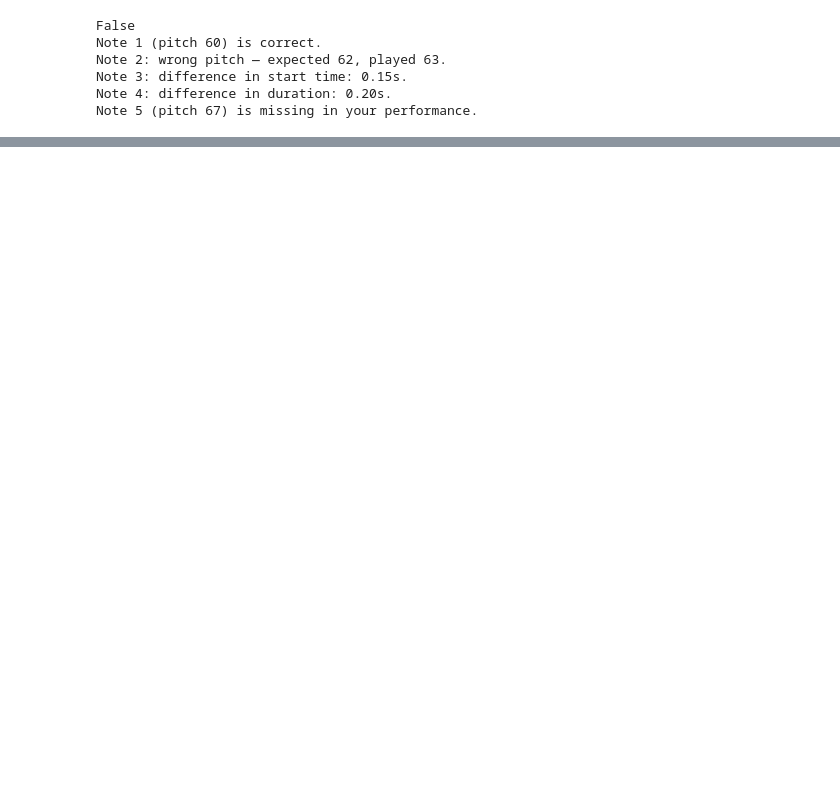
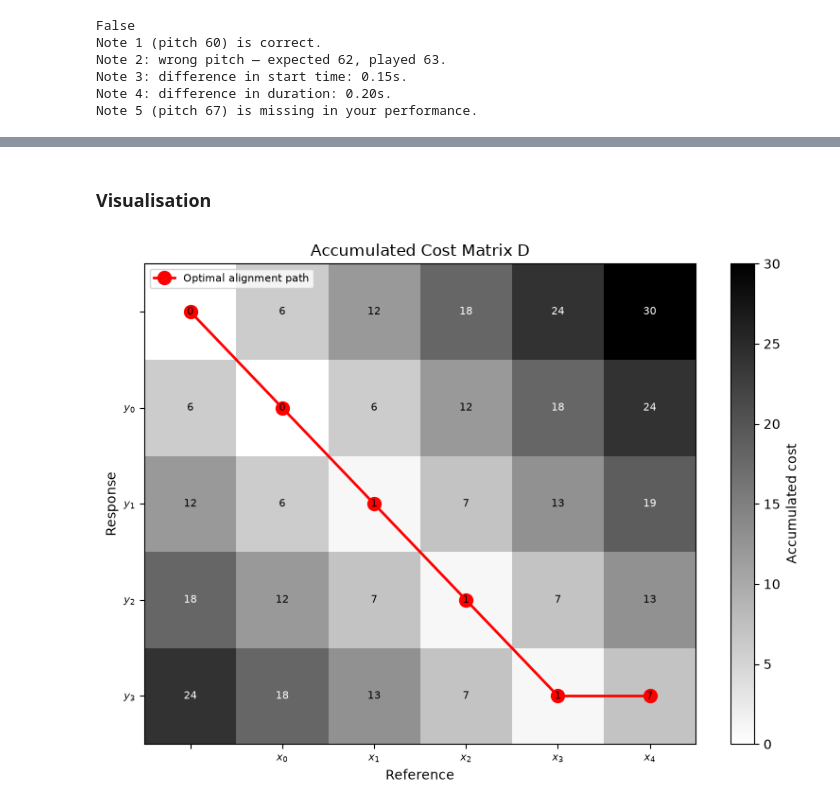
Before and after one commit to lambda-feedback/compareMusic, a Jupyter notebook: notebooks/Note_alignment.ipynb, the cells around one changed output, grey strips where cells are left out. Cells and saved outputs as stored; diff of their text form; code cells hidden in the pictures; blank space fills up the shorter version.

Commit message:
add some visualisation of edit distance result, add an outline for the feedback object

```diff
--- a/notebooks/Note_alignment.ipynb
+++ b/notebooks/Note_alignment.ipynb
@@ -470,7 +474,7 @@ def compare_performance(responseMIDI, refMIDI, gap_penalty=6,
         duration_tolerance=duration_tolerance,
     )
 
-    return all_correct, feedback
+    return all_correct, feedback, operations, D
 # %%
 def evaluation_function(
     response: Any,
@@ -506,7 +510,7 @@ def evaluation_function(
     feedback_items=[("feedback", "\n".join(feedback))]
     )
 # %%
-is_correct, feedbacks = compare_performance(
+is_correct, feedbacks, operations, D = compare_performance(
     response,
     reference
 )
@@ -524,0 +631,2 @@ Note 5 (pitch 67) is missing in your performance.
+# %% [markdown]
+### Visualisation
@@ -524,0 +734,4 @@ Note 5 (pitch 67) is missing in your performance.
+# %%
+plot_cost_matrix(D, operations, response["notes"], reference["notes"])
+# %% [output]
+[figure, added]
```
Also changed, not shown: parts of 8 cells of this notebook.
